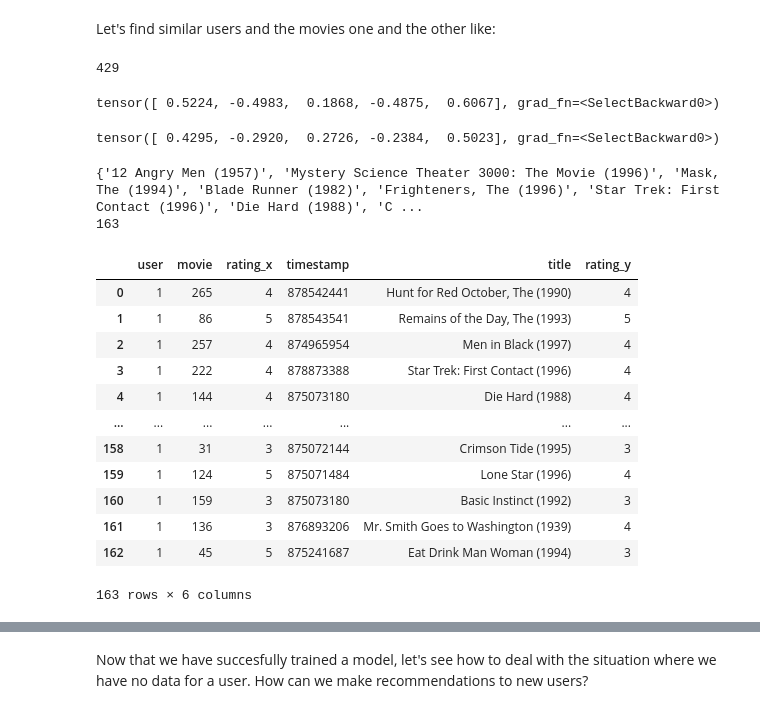
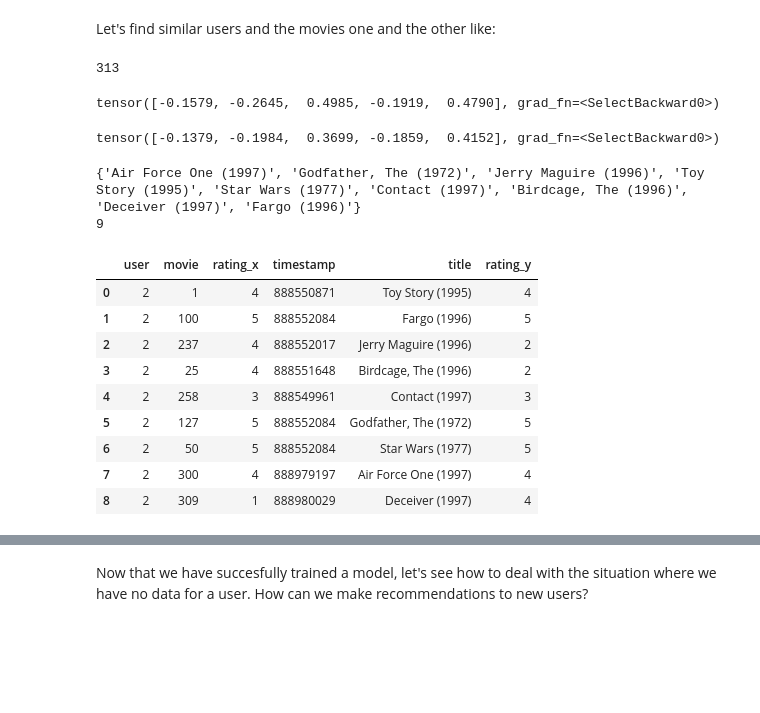
Before and after one commit to afortuny/DeepLearningFastAI, a Jupyter notebook: 09_Collaborative Filtering .ipynb, the cells around one changed output, grey strips where cells are left out. Saved outputs shown, nothing was run; the diff lists cells and outputs as text; code cells hidden in the pictures; blank space fills up the shorter version.

```diff
--- a/09_Collaborative Filtering .ipynb
+++ b/09_Collaborative Filtering .ipynb
@@ -566,49 +538,46 @@ dls.classes['title'][idx]
 Let's find similar users and the movies one and the other like:
 # %%
 user_factors = learn.model.u_weight.weight + learn.model.u_bias.weight
-idx = dls.classes['user'][1]
+idx = dls.classes['user'][2]
 distances = nn.CosineSimilarity(dim=1)(user_factors , user_factors[idx])
 idx2 = distances.argsort(descending=True)[1]
 dls.classes['user'][idx2]
 # %% [output]
-429
+313
 # %%
-user_factors[1]
+user_factors[2]
 # %% [output]
-tensor([ 0.5224, -0.4983,  0.1868, -0.4875,  0.6067], grad_fn=<SelectBackward0>)
+tensor([-0.1579, -0.2645,  0.4985, -0.1919,  0.4790], grad_fn=<SelectBackward0>)
 # %%
-user_factors[429]
+user_factors[313]
 # %% [output]
-tensor([ 0.4295, -0.2920,  0.2726, -0.2384,  0.5023], grad_fn=<SelectBackward0>)
+tensor([-0.1379, -0.1984,  0.3699, -0.1859,  0.4152], grad_fn=<SelectBackward0>)
 # %%
 # LEt's get the list of common films, i this case is 8
-a = list(ratings[ratings['user'] == 1].title)
-b = list(ratings[ratings['user'] == 429].title)
+a = list(ratings[ratings['user'] == 2].title)
+b = list(ratings[ratings['user'] == 313].title)
 print(set(a).intersection(b))
 print(len(set(a).intersection(b)))
 # %% [output]
-{'12 Angry Men (1957)', 'Mystery Science Theater 3000: The Movie (1996)', 'Mask, The (1994)', 'Blade Runner (1982)', 'Frighteners, The (1996)', 'Star Trek: First Contact (1996)', 'Die Hard (1988)', 'C ...
-163
+{'Air Force One (1997)', 'Godfather, The (1972)', 'Jerry Maguire (1996)', 'Toy Story (1995)', 'Star Wars (1977)', 'Contact (1997)', 'Birdcage, The (1996)', 'Deceiver (1997)', 'Fargo (1996)'}
+9
 # %%
 # we can analyze the ratings and see that they are quite similar of same films
-adf = ratings[ratings['user'] == 1]
-bdf = ratings[ratings['user'] == 429]
+adf = ratings[ratings['user'] == 2]
+bdf = ratings[ratings['user'] == 313]
 df = adf.merge(bdf[['title', 'rating']], on = 'title', how = 'inner')
 df
 # %% [output]
 |  | user | movie | rating_x | timestamp | title | rating_y |
-| 0 | 1 | 265 | 4 | 878542441 | Hunt for Red October, The (1990) | 4 |
-| 1 | 1 | 86 | 5 | 878543541 | Remains of the Day, The (1993) | 5 |
-| 2 | 1 | 257 | 4 | 874965954 | Men in Black (1997) | 4 |
-| 3 | 1 | 222 | 4 | 878873388 | Star Trek: First Contact (1996) | 4 |
-| 4 | 1 | 144 | 4 | 875073180 | Die Hard (1988) | 4 |
-| ... | ... | ... | ... | ... | ... | ... |
-| 158 | 1 | 31 | 3 | 875072144 | Crimson Tide (1995) | 3 |
-| 159 | 1 | 124 | 5 | 875071484 | Lone Star (1996) | 4 |
-| 160 | 1 | 159 | 3 | 875073180 | Basic Instinct (1992) | 3 |
-| 161 | 1 | 136 | 3 | 876893206 | Mr. Smith Goes to Washington (1939) | 4 |
-| 162 | 1 | 45 | 5 | 875241687 | Eat Drink Man Woman (1994) | 3 |
+| 0 | 2 | 1 | 4 | 888550871 | Toy Story (1995) | 4 |
+| 1 | 2 | 100 | 5 | 888552084 | Fargo (1996) | 5 |
+| 2 | 2 | 237 | 4 | 888552017 | Jerry Maguire (1996) | 2 |
+| 3 | 2 | 25 | 4 | 888551648 | Birdcage, The (1996) | 2 |
+| 4 | 2 | 258 | 3 | 888549961 | Contact (1997) | 3 |
+| 5 | 2 | 127 | 5 | 888552084 | Godfather, The (1972) | 5 |
+| 6 | 2 | 50 | 5 | 888552084 | Star Wars (1977) | 5 |
+| 7 | 2 | 300 | 4 | 888979197 | Air Force One (1997) | 4 |
+| 8 | 2 | 309 | 1 | 888980029 | Deceiver (1997) | 4 |
-163 rows × 6 columns
 # %%
 # next I will predict the rating for user 1 on a random film
 movie_factors = learn.model.i_weight.weight + learn.model.i_bias.weight
```
Also changed, not shown: parts of 21 cells of this notebook.
